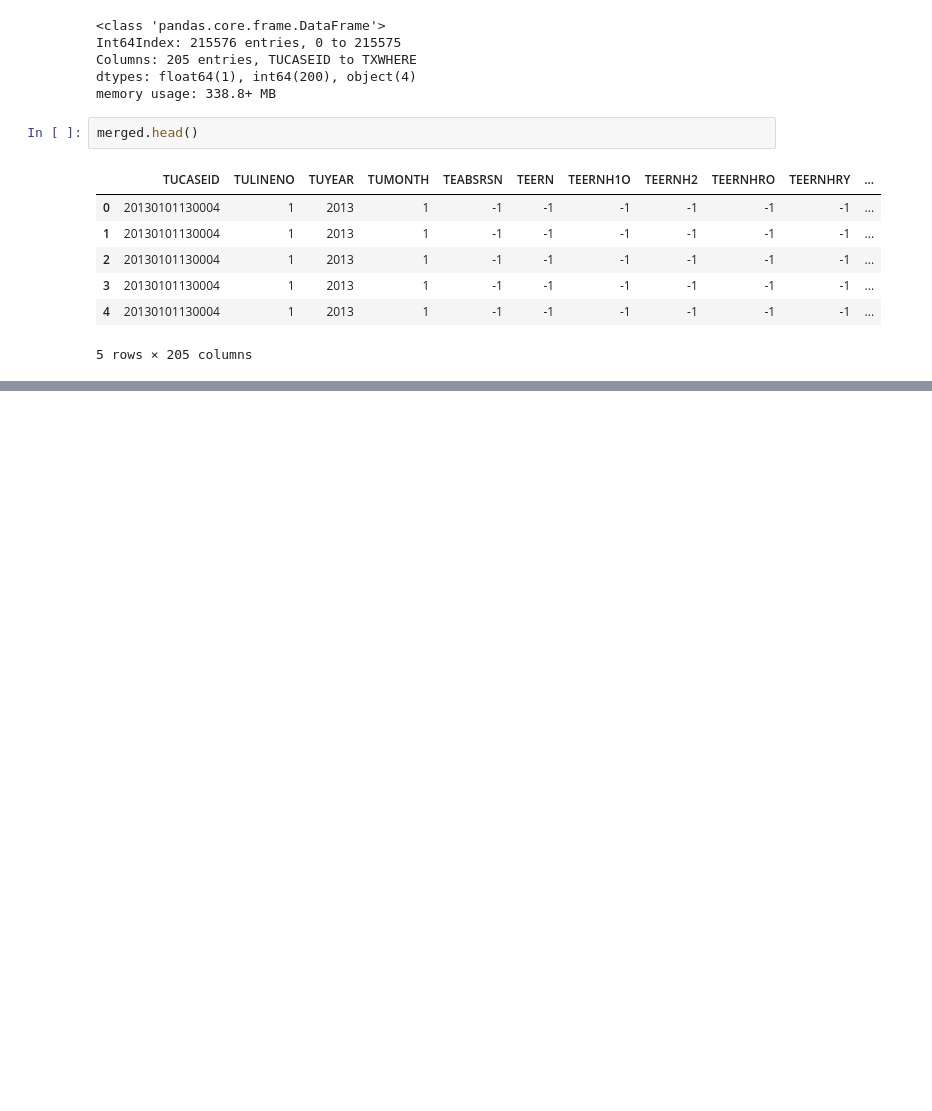
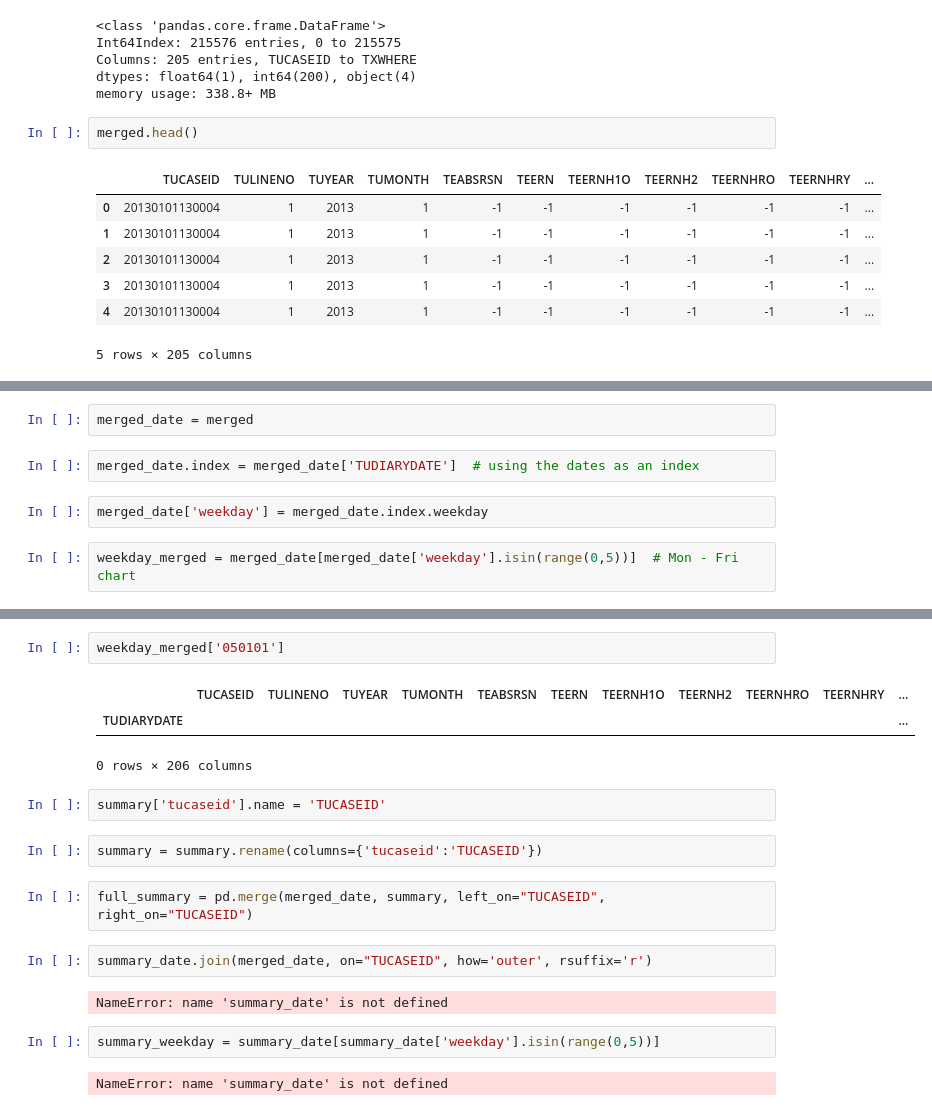
Before and after one commit to tiyd-python-2015-01/atus-analysis, a Jupyter notebook: Starting Point.ipynb, the cells around one changed output, grey strips where cells are left out. Saved outputs shown, nothing was run; the diff lists cells and outputs as text; blank space fills up the shorter version.

```diff
--- a/Starting Point.ipynb
+++ b/Starting Point.ipynb
@@ -223,0 +399,8 @@ merged.head()
+# %%
+merged_date = merged
+# %%
+merged_date.index = merged_date['TUDIARYDATE']  # using the dates as an index
+# %%
+merged_date['weekday'] = merged_date.index.weekday
+# %%
+weekday_merged = merged_date[merged_date['weekday'].isin(range(0,5))]  # Mon - Fri chart
@@ -223,0 +433,20 @@ merged.head()
+# %%
+weekday_merged['050101']
+# %% [output]
+|  | TUCASEID | TULINENO | TUYEAR | TUMONTH | TEABSRSN | TEERN | TEERNH1O | TEERNH2 | TEERNHRO | TEERNHRY | ... |
+| TUDIARYDATE |  |  |  |  |  |  |  |  |  |  | ... |
+0 rows × 206 columns
+# %%
+summary['tucaseid'].name = 'TUCASEID'
+# %%
+summary = summary.rename(columns={'tucaseid':'TUCASEID'})
+# %%
+full_summary = pd.merge(merged_date, summary, left_on="TUCASEID", right_on="TUCASEID")
+# %%
+summary_date.join(merged_date, on="TUCASEID", how='outer', rsuffix='r')
+# %% [output]
+NameError: name 'summary_date' is not defined
+# %%
+summary_weekday = summary_date[summary_date['weekday'].isin(range(0,5))]
+# %% [output]
+NameError: name 'summary_date' is not defined
```
Also changed, not shown: parts of 85 cells of this notebook, 1 other file.
